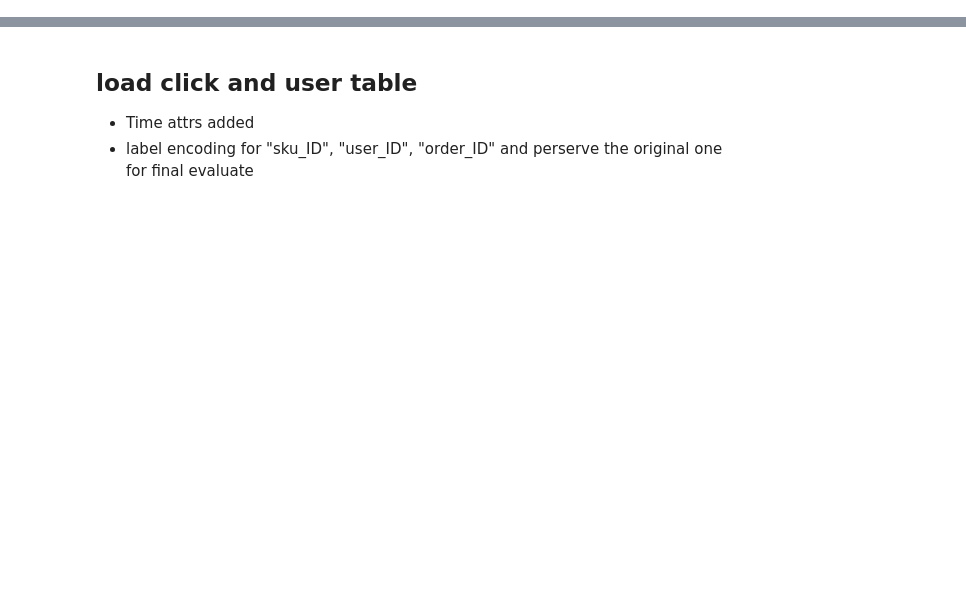
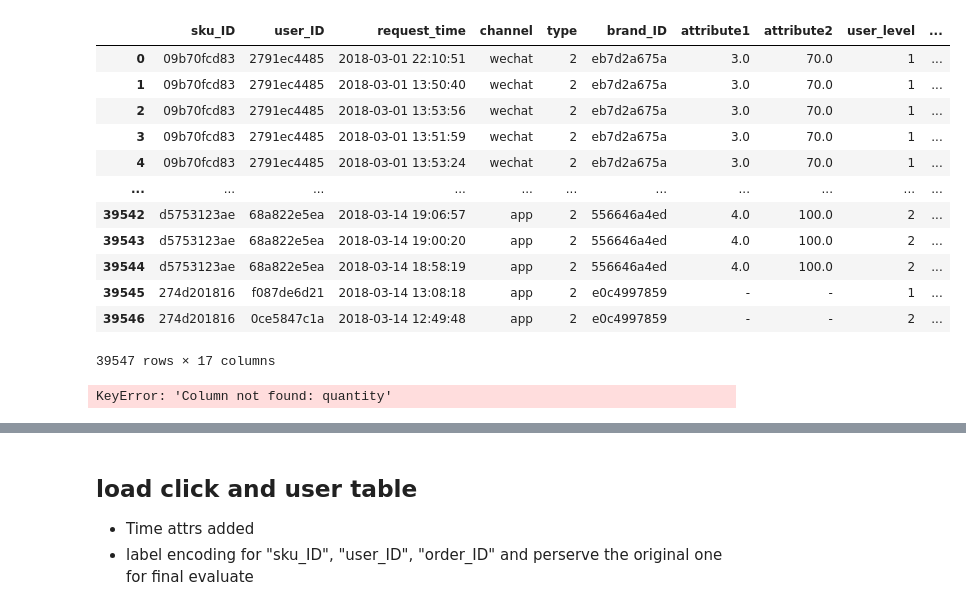
Before and after one commit to InscribeDeeper/RS_code, a Jupyter notebook: preprocessing/BIA810_Proj_CNN_RNN_baseline.ipynb, the cells around one changed output, grey strips where cells are left out. Saved outputs shown, nothing was run; the diff lists cells and outputs as text; code cells hidden in the pictures; blank space fills up the shorter version.

```diff
--- a/preprocessing/BIA810_Proj_CNN_RNN_baseline.ipynb
+++ b/preprocessing/BIA810_Proj_CNN_RNN_baseline.ipynb
@@ -120,0 +576,4 @@ b.head()
+# %%
+order_rec_from_start = load_daily_data(now= "2018-03-15", date_field='order_date', file_path=PATH_ORDER, Filter=False, from_start=True, output_folder=output_folder)
+# %%
+dt = order_rec_from_start
@@ -120,0 +594,20 @@ b.head()
+# %%
+dt
+# %% [output]
+|  | sku_ID | user_ID | request_time | channel | type | brand_ID | attribute1 | attribute2 | user_level | ... |
+| 0 | 09b70fcd83 | 2791ec4485 | 2018-03-01 22:10:51 | wechat | 2 | eb7d2a675a | 3.0 | 70.0 | 1 | ... |
+| 1 | 09b70fcd83 | 2791ec4485 | 2018-03-01 13:50:40 | wechat | 2 | eb7d2a675a | 3.0 | 70.0 | 1 | ... |
+| 2 | 09b70fcd83 | 2791ec4485 | 2018-03-01 13:53:56 | wechat | 2 | eb7d2a675a | 3.0 | 70.0 | 1 | ... |
+| 3 | 09b70fcd83 | 2791ec4485 | 2018-03-01 13:51:59 | wechat | 2 | eb7d2a675a | 3.0 | 70.0 | 1 | ... |
+| 4 | 09b70fcd83 | 2791ec4485 | 2018-03-01 13:53:24 | wechat | 2 | eb7d2a675a | 3.0 | 70.0 | 1 | ... |
+| ... | ... | ... | ... | ... | ... | ... | ... | ... | ... | ... |
+| 39542 | d5753123ae | 68a822e5ea | 2018-03-14 19:06:57 | app | 2 | 556646a4ed | 4.0 | 100.0 | 2 | ... |
+| 39543 | d5753123ae | 68a822e5ea | 2018-03-14 19:00:20 | app | 2 | 556646a4ed | 4.0 | 100.0 | 2 | ... |
+| 39544 | d5753123ae | 68a822e5ea | 2018-03-14 18:58:19 | app | 2 | 556646a4ed | 4.0 | 100.0 | 2 | ... |
+| 39545 | 274d201816 | f087de6d21 | 2018-03-14 13:08:18 | app | 2 | e0c4997859 | - | - | 1 | ... |
+| 39546 | 274d201816 | 0ce5847c1a | 2018-03-14 12:49:48 | app | 2 | e0c4997859 | - | - | 2 | ... |
+39547 rows × 17 columns
+# %%
+dt.groupby("sku_ID")["quantity"].count()
+# %% [output]
+KeyError: 'Column not found: quantity'
```
Also changed, not shown: parts of 92 cells of this notebook, 10 other files.
